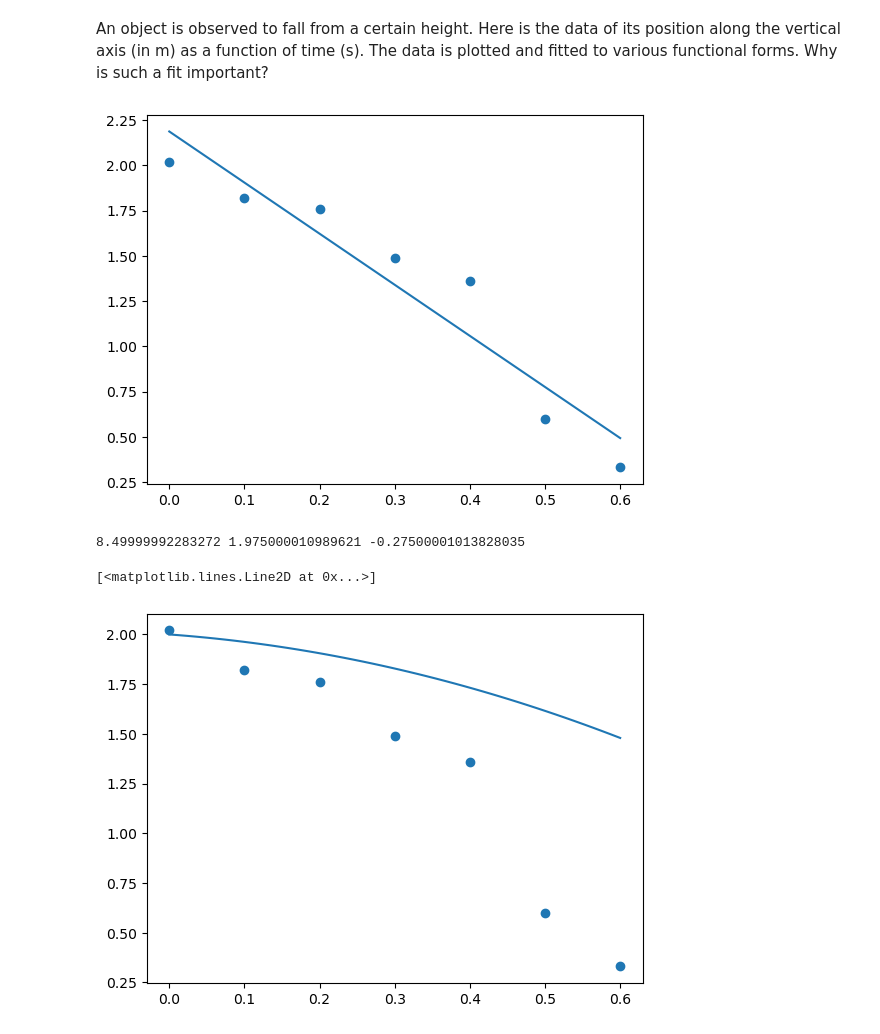
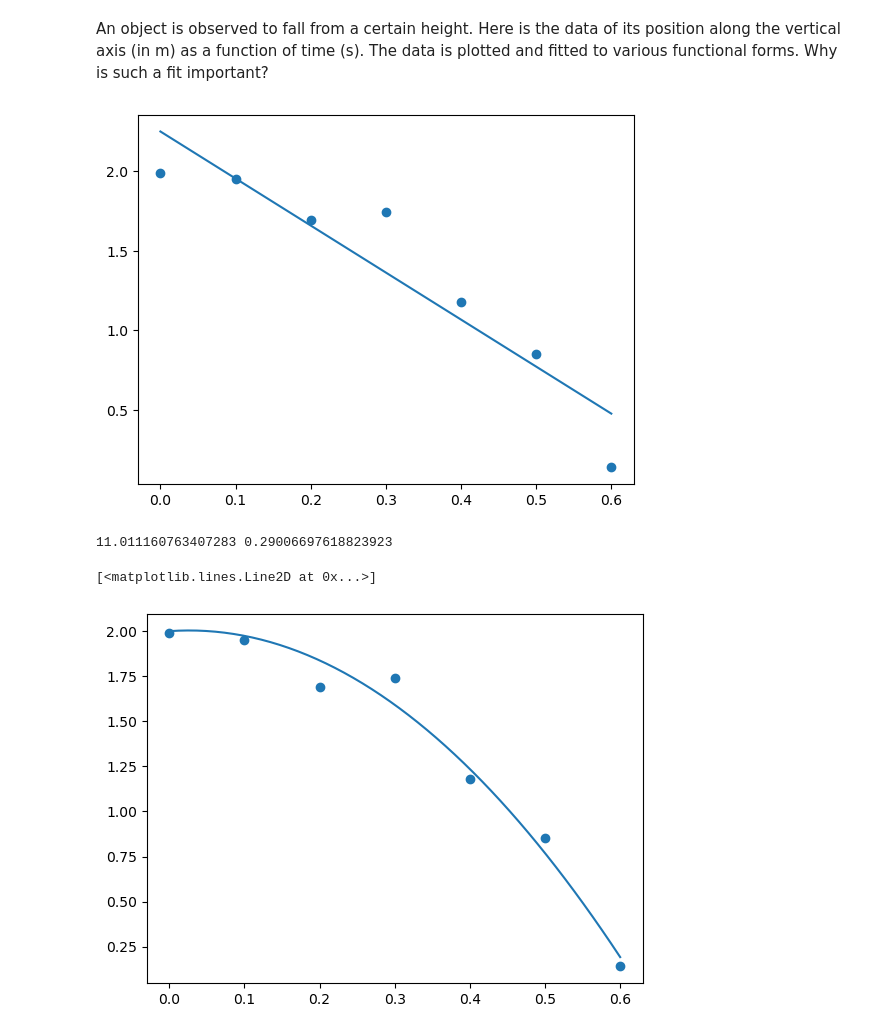
Before and after one commit to SRamachan/Data_repr, a Jupyter notebook: histogram.ipynb, the cells around one changed output. Cells and saved outputs as stored; diff of their text form; code cells hidden in the pictures.

```diff
--- a/histogram.ipynb
+++ b/histogram.ipynb
@@ -52,33 +52,34 @@ plt.show()
 # %% [markdown]
 An object is observed to fall from a certain height. Here is the data of its position along the vertical axis (in m) as a function of time (s). The data is plotted and fitted to various functional forms. Why is such a fit important?
 # %%
-y = np.array([2.02, 1.82, 1.76, 1.49, 1.36,0.60,0.33])
+y = np.array([1.99, 1.95, 1.69, 1.74, 1.18,0.85,0.14])
 t = np.array([0, 0.1,0.2,0.3,0.4,0.5,0.6])
 def model_func1(t, m,b):
     return m*t + b
 
 params, covariance = curve_fit(model_func1, t, y)
 
 m_fit, b_fit = params
 t_fit = np.linspace(min(t),max(t),50)
 y_fit = model_func1(t_fit, m_fit, b_fit)
 plt.scatter(t,y)
 plt.plot(t_fit,y_fit)
 plt.show()
 # %% [output]
-[figure, old version]
+[figure, new version]
 # %%
-def model_func2(t,a,y0,v0):
-    return y0 + (v0*t)-(0.5*a*t**2)
+def model_func2(t,a,v0):
+    y0=2
+    return y0+(v0*t)-(a*t**2/2)
 
 params, covariance = curve_fit(model_func2, t, y)
 
-y0_fit, a_fit, v0_fit= params
-print(y0_fit,a_fit, v0_fit)
-y_fit2 = model_func2(t_fit, a_fit, 2.0, v0_fit)
+a_fit, v0_fit= params
+print(a_fit, v0_fit)
+y_fit2 = model_func2(t_fit, a_fit, v0_fit)
 plt.scatter(t,y)
 plt.plot(t_fit,y_fit2)
 # %% [output]
-8.49999992283272 1.975000010989621 -0.27500001013828035
+11.011160763407283 0.29006697618823923
 [<matplotlib.lines.Line2D at 0x...>]
-[figure, old version]
+[figure, new version]
```
